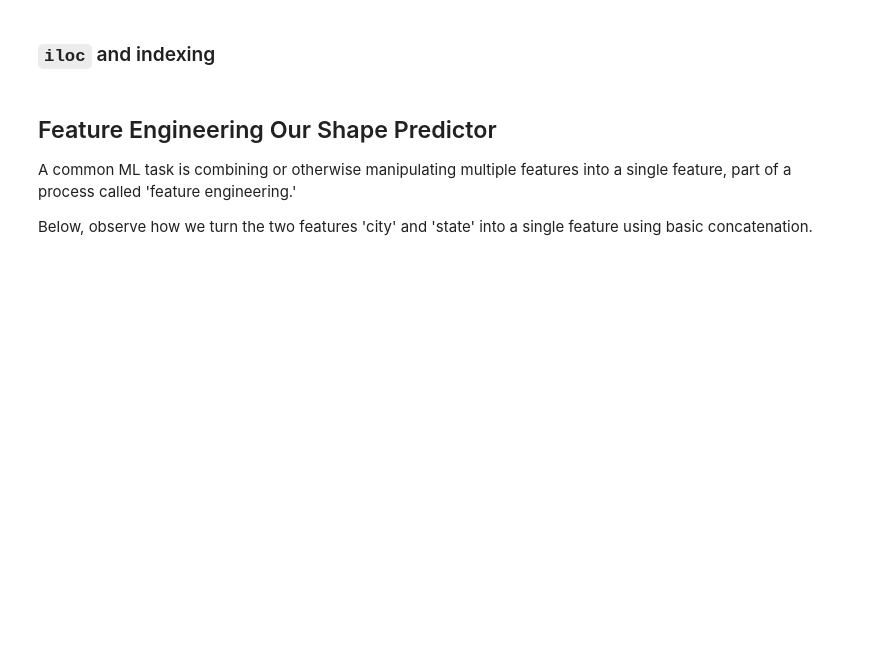
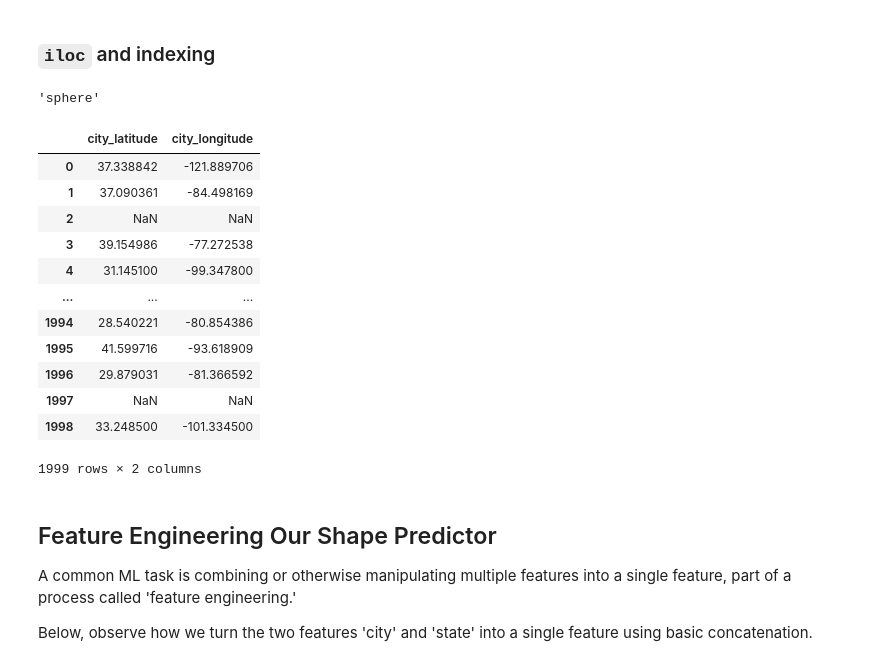
Before and after one commit to binharseneuit/intro-to-preprocessing, a Jupyter notebook: ML102/IntroToPreprocessing.ipynb, the cells around one changed output. Drawn from its saved outputs; the diff is of its cells as text; code cells hidden in the pictures; blank space fills up the shorter version.

```diff
--- a/ML102/IntroToPreprocessing.ipynb
+++ b/ML102/IntroToPreprocessing.ipynb
@@ -141,11 +157,27 @@ print(row_select)
 ### `iloc` and indexing
 # %%
 # how would we obtain the first row's fifth column using iloc? (Remember they're both zero indexed.)
-ufo_data.iloc[]
+ufo_data.iloc[0,4]
+# %% [output]
+'sphere'
 # %%
 # how would you return all rows and only the latitude and longitude columns?
 #(they're the last two columns in the DataFrame.)
-ufo_data.iloc[]
+ufo_data.iloc[:,-2:]
+# %% [output]
+|  | city_latitude | city_longitude |
+| 0 | 37.338842 | -121.889706 |
+| 1 | 37.090361 | -84.498169 |
+| 2 | NaN | NaN |
+| 3 | 39.154986 | -77.272538 |
+| 4 | 31.145100 | -99.347800 |
+| ... | ... | ... |
+| 1994 | 28.540221 | -80.854386 |
+| 1995 | 41.599716 | -93.618909 |
+| 1996 | 29.879031 | -81.366592 |
+| 1997 | NaN | NaN |
+| 1998 | 33.248500 | -101.334500 |
+1999 rows × 2 columns
 # %%
 # can you return only the tenth through fifteenth rows and all columns?
 ufo_data.iloc[]
```
Also changed, not shown: parts of 1 cell of this notebook.
